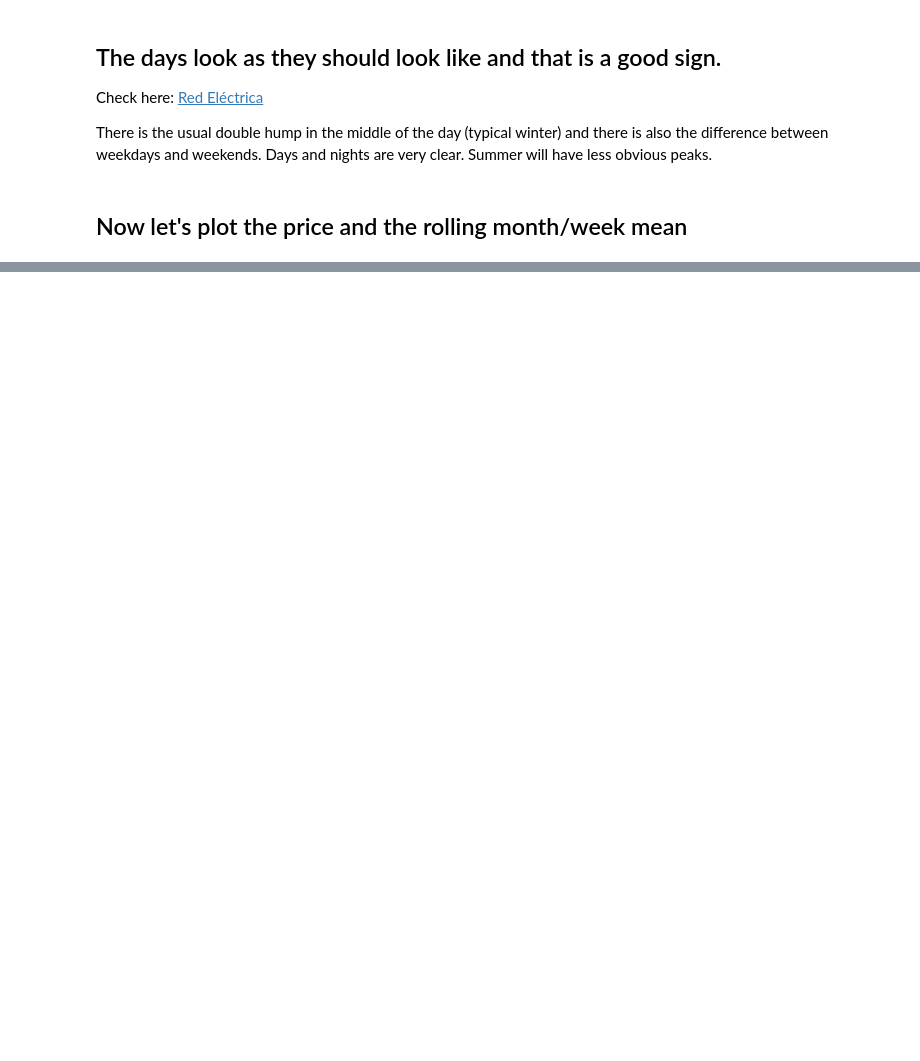
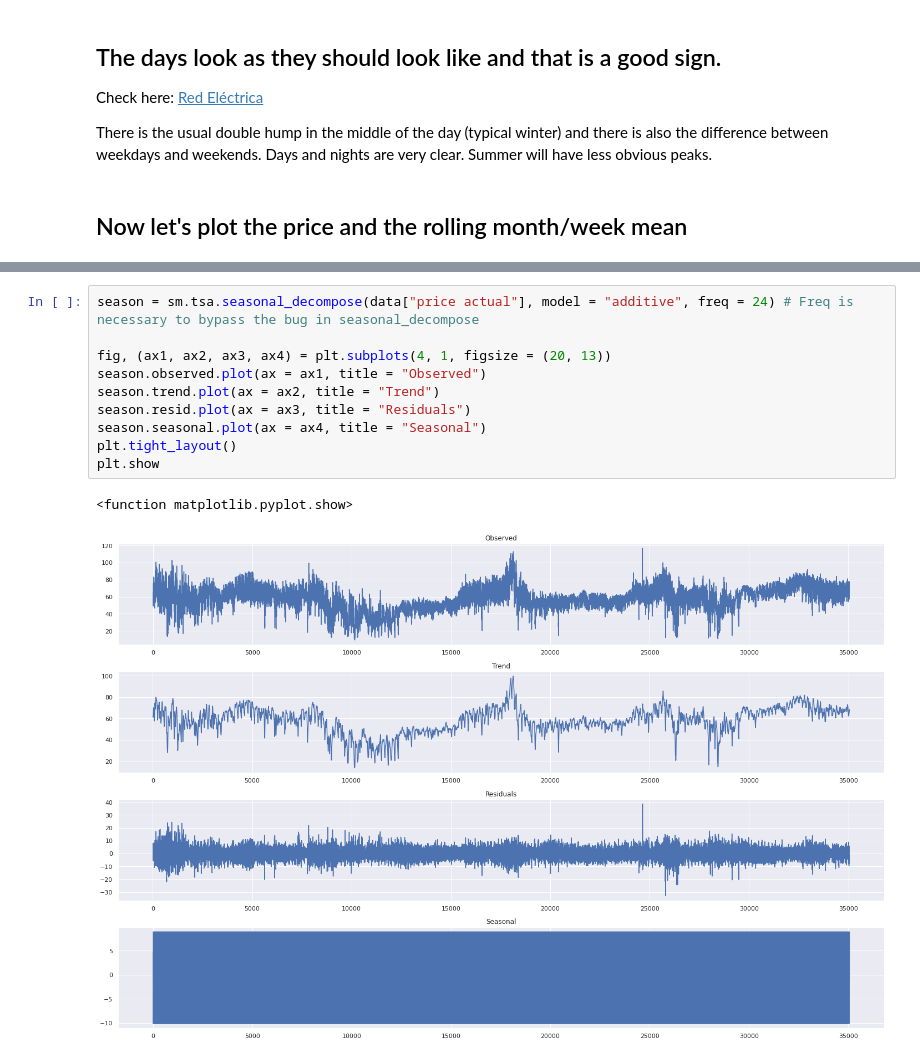
Before and after one commit to DrAlexSanz/Electricity-prices, a Jupyter notebook: Time_series_stationality.ipynb, the cells around one changed output, grey strips where cells are left out. Saved outputs shown, nothing was run; the diff lists cells and outputs as text; blank space fills up the shorter version.

```diff
--- a/Time_series_stationality.ipynb
+++ b/Time_series_stationality.ipynb
@@ -80,0 +106,13 @@ ax.plot(rolling_month, linestyle = "--", linewidth = 2, label = "Price: 30 days
+# %%
+season = sm.tsa.seasonal_decompose(data["price actual"], model = "additive", freq = 24) # Freq is necessary to bypass the bug in seasonal_decompose
+
+fig, (ax1, ax2, ax3, ax4) = plt.subplots(4, 1, figsize = (20, 13))
+season.observed.plot(ax = ax1, title = "Observed")
+season.trend.plot(ax = ax2, title = "Trend")
+season.resid.plot(ax = ax3, title = "Residuals")
+season.seasonal.plot(ax = ax4, title = "Seasonal")
+plt.tight_layout()
+plt.show
+# %% [output]
+<function matplotlib.pyplot.show>
+[figure, added]
```
Also changed, not shown: parts of 19 cells of this notebook.
